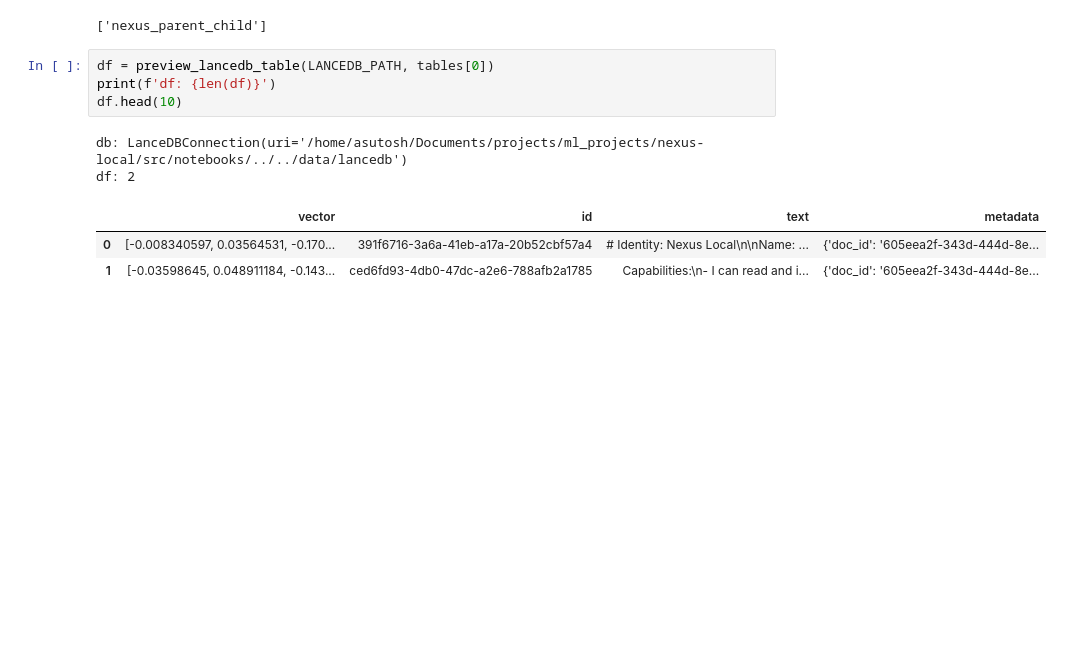
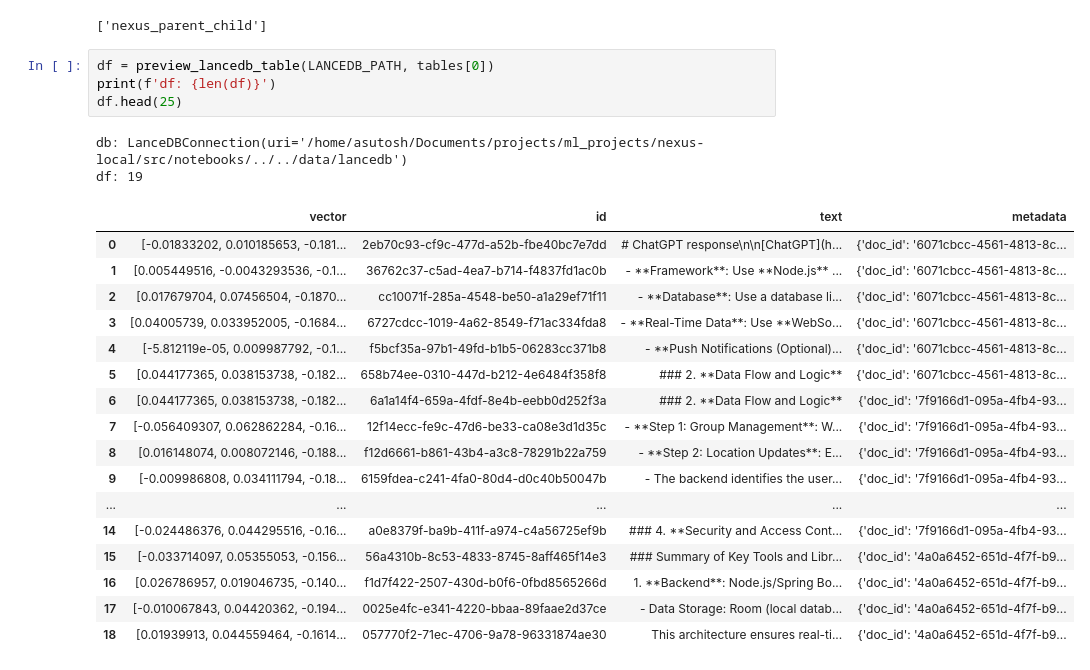
Before and after one commit to nayash/nexus-local, a Jupyter notebook: src/notebooks/exploratory.ipynb, the cells around one changed output. Cells and saved outputs as stored; diff of their text form; blank space fills up the shorter version.

```diff
--- a/src/notebooks/exploratory.ipynb
+++ b/src/notebooks/exploratory.ipynb
@@ -64,11 +78,25 @@ db: LanceDBConnection(uri='/home/asutosh/Documents/projects/ml_projects/nexus-lo
 # %%
 df = preview_lancedb_table(LANCEDB_PATH, tables[0])
 print(f'df: {len(df)}')
-df.head(10)
+df.head(25)
 # %% [output]
 db: LanceDBConnection(uri='/home/asutosh/Documents/projects/ml_projects/nexus-local/src/notebooks/../../data/lancedb')
-df: 2
+df: 19
 |  | vector | id | text | metadata |
-| 0 | [-0.008340597, 0.03564531, -0.170... | 391f6716-3a6a-41eb-a17a-20b52cbf57a4 | # Identity: Nexus Local\n\nName: ... | {'doc_id': '605eea2f-343d-444d-8e... |
-| 1 | [-0.03598645, 0.048911184, -0.143... | ced6fd93-4db0-47dc-a2e6-788afb2a1785 | Capabilities:\n- I can read and i... | {'doc_id': '605eea2f-343d-444d-8e... |
+| 0 | [-0.01833202, 0.010185653, -0.181... | 2eb70c93-cf9c-477d-a52b-fbe40bc7e7dd | # ChatGPT response\n\n[ChatGPT](h... | {'doc_id': '6071cbcc-4561-4813-8c... |
+| 1 | [0.005449516, -0.0043293536, -0.1... | 36762c37-c5ad-4ea7-b714-f4837fd1ac0b | - **Framework**: Use **Node.js** ... | {'doc_id': '6071cbcc-4561-4813-8c... |
+| 2 | [0.017679704, 0.07456504, -0.1870... | cc10071f-285a-4548-be50-a1a29ef71f11 | - **Database**: Use a database li... | {'doc_id': '6071cbcc-4561-4813-8c... |
+| 3 | [0.04005739, 0.033952005, -0.1684... | 6727cdcc-1019-4a62-8549-f71ac334fda8 | - **Real-Time Data**: Use **WebSo... | {'doc_id': '6071cbcc-4561-4813-8c... |
+| 4 | [-5.812119e-05, 0.009987792, -0.1... | f5bcf35a-97b1-49fd-b1b5-06283cc371b8 | - **Push Notifications (Optional)... | {'doc_id': '6071cbcc-4561-4813-8c... |
+| 5 | [0.044177365, 0.038153738, -0.182... | 658b74ee-0310-447d-b212-4e6484f358f8 | ### 2. **Data Flow and Logic** | {'doc_id': '6071cbcc-4561-4813-8c... |
+| 6 | [0.044177365, 0.038153738, -0.182... | 6a1a14f4-659a-4fdf-8e4b-eebb0d252f3a | ### 2. **Data Flow and Logic** | {'doc_id': '7f9166d1-095a-4fb4-93... |
+| 7 | [-0.056409307, 0.062862284, -0.16... | 12f14ecc-fe9c-47d6-be33-ca08e3d1d35c | - **Step 1: Group Management**: W... | {'doc_id': '7f9166d1-095a-4fb4-93... |
+| 8 | [0.016148074, 0.008072146, -0.188... | f12d6661-b861-43b4-a3c8-78291b22a759 | - **Step 2: Location Updates**: E... | {'doc_id': '7f9166d1-095a-4fb4-93... |
+| 9 | [-0.009986808, 0.034111794, -0.18... | 6159fdea-c241-4fa0-80d4-d0c40b50047b | - The backend identifies the user... | {'doc_id': '7f9166d1-095a-4fb4-93... |
+| ... | ... | ... | ... | ... |
+| 14 | [-0.024486376, 0.044295516, -0.16... | a0e8379f-ba9b-411f-a974-c4a56725ef9b | ### 4. **Security and Access Cont... | {'doc_id': '7f9166d1-095a-4fb4-93... |
+| 15 | [-0.033714097, 0.05355053, -0.156... | 56a4310b-8c53-4833-8745-8aff465f14e3 | ### Summary of Key Tools and Libr... | {'doc_id': '4a0a6452-651d-4f7f-b9... |
+| 16 | [0.026786957, 0.019046735, -0.140... | f1d7f422-2507-430d-b0f6-0fbd8565266d | 1. **Backend**: Node.js/Spring Bo... | {'doc_id': '4a0a6452-651d-4f7f-b9... |
+| 17 | [-0.010067843, 0.04420362, -0.194... | 0025e4fc-e341-4220-bbaa-89faae2d37ce | - Data Storage: Room (local datab... | {'doc_id': '4a0a6452-651d-4f7f-b9... |
+| 18 | [0.01939913, 0.044559464, -0.1614... | 057770f2-71ec-4706-9a78-96331874ae30 | This architecture ensures real-ti... | {'doc_id': '4a0a6452-651d-4f7f-b9... |
 # %%
```
Also changed, not shown: parts of 5 cells of this notebook, 3 other files.
